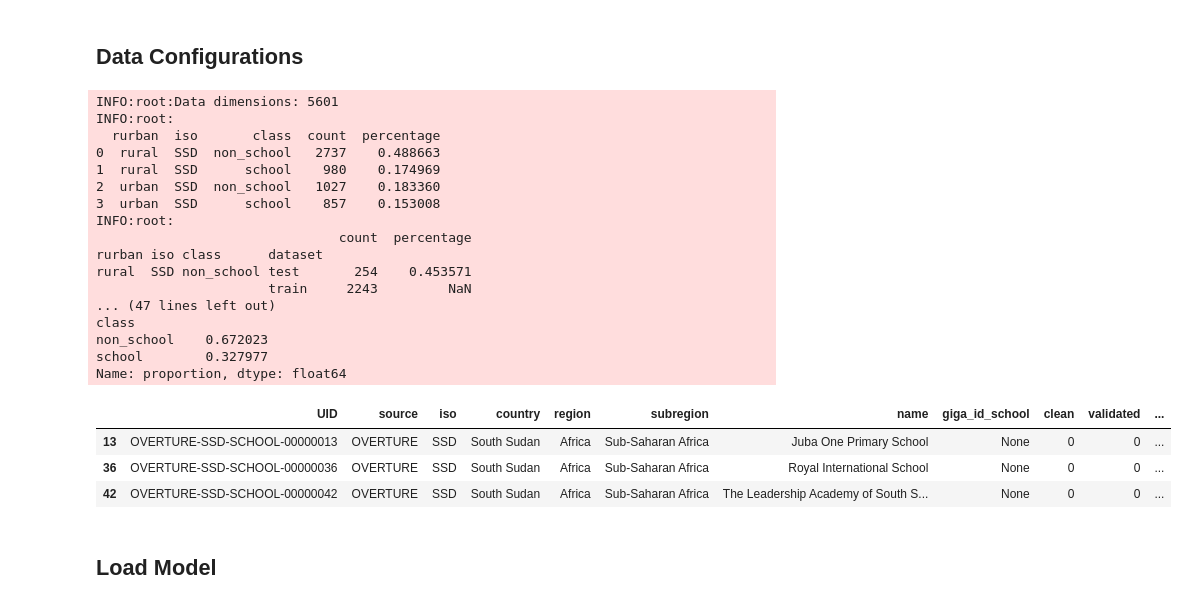
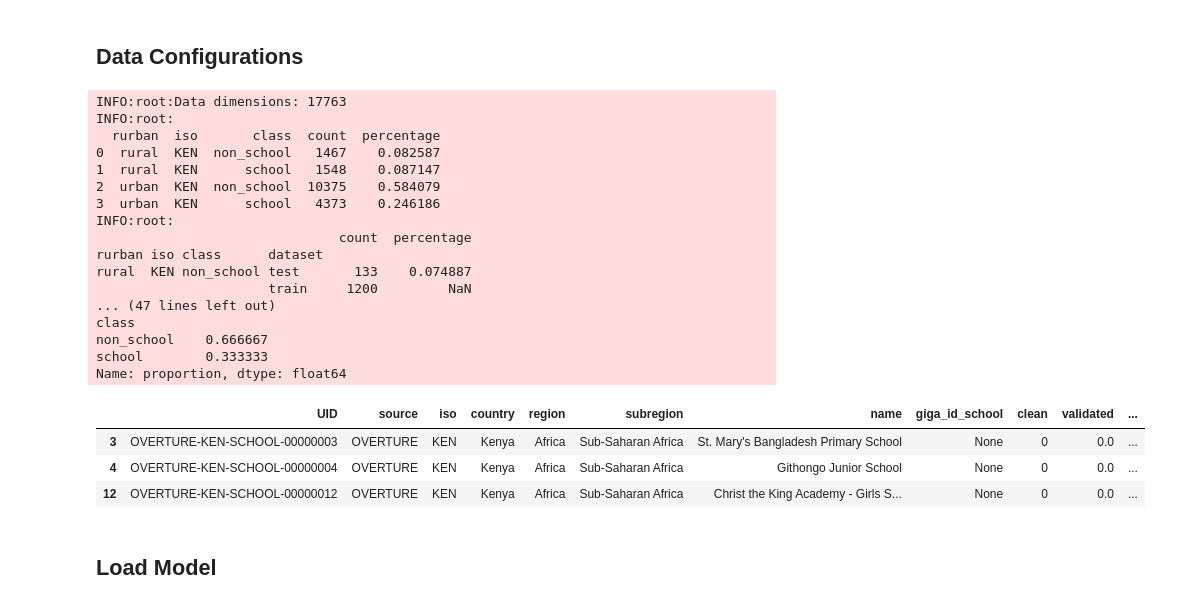
Before and after one commit to unicef/giga-global-school-mapping, a Jupyter notebook: notebooks/04_feature_embeddings.ipynb, the cells around one changed output. Cells and saved outputs as stored; diff of their text form; code cells hidden in the pictures.

```diff
--- a/notebooks/04_feature_embeddings.ipynb
+++ b/notebooks/04_feature_embeddings.ipynb
@@ -28,36 +26,36 @@ Intel(R) Extension for Scikit-learn* enabled (https://github.com/intel/scikit-le
 # %% [markdown]
 ## Data Configurations
 # %%
-iso_code = "SSD"
+iso_code = "KEN"
 cwd = os.path.dirname(os.getcwd())
-config_file = os.path.join(cwd, f"configs/model_configs/dinov2_vits14-LR.yaml")
+config_file = os.path.join(cwd, f"configs/dino_configs/dinov2_vits14-LR.yaml")
 config = config_utils.load_config(config_file)
 config["iso_codes"] = [iso_code]
 
 data = model_utils.load_data(config, attributes=["rurban", "iso"], verbose=True)
 data.head(3)
 # %% [output]
-INFO:root:Data dimensions: 5601
+INFO:root:Data dimensions: 17763
 INFO:root:
   rurban  iso       class  count  percentage
-0  rural  SSD  non_school   2737    0.488663
-1  rural  SSD      school    980    0.174969
-2  urban  SSD  non_school   1027    0.183360
-3  urban  SSD      school    857    0.153008
+0  rural  KEN  non_school   1467    0.082587
+1  rural  KEN      school   1548    0.087147
+2  urban  KEN  non_school  10375    0.584079
+3  urban  KEN      school   4373    0.246186
 INFO:root:
                                count  percentage
 rurban iso class      dataset
-rural  SSD non_school test       254    0.453571
-                      train     2243         NaN
+rural  KEN non_school test       133    0.074887
+                      train     1200         NaN
 ... (47 lines left out)
 class
-non_school    0.672023
-school        0.327977
+non_school    0.666667
+school        0.333333
 Name: proportion, dtype: float64
 |  | UID | source | iso | country | region | subregion | name | giga_id_school | clean | validated | ... |
-| 13 | OVERTURE-SSD-SCHOOL-00000013 | OVERTURE | SSD | South Sudan | Africa | Sub-Saharan Africa | Juba One Primary School | None | 0 | 0 | ... |
-| 36 | OVERTURE-SSD-SCHOOL-00000036 | OVERTURE | SSD | South Sudan | Africa | Sub-Saharan Africa | Royal International School | None | 0 | 0 | ... |
-| 42 | OVERTURE-SSD-SCHOOL-00000042 | OVERTURE | SSD | South Sudan | Africa | Sub-Saharan Africa | The Leadership Academy of South S... | None | 0 | 0 | ... |
+| 3 | OVERTURE-KEN-SCHOOL-00000003 | OVERTURE | KEN | Kenya | Africa | Sub-Saharan Africa | St. Mary's Bangladesh Primary School | None | 0 | 0.0 | ... |
+| 4 | OVERTURE-KEN-SCHOOL-00000004 | OVERTURE | KEN | Kenya | Africa | Sub-Saharan Africa | Githongo Junior School | None | 0 | 0.0 | ... |
+| 12 | OVERTURE-KEN-SCHOOL-00000012 | OVERTURE | KEN | Kenya | Africa | Sub-Saharan Africa | Christ the King Academy - Girls S... | None | 0 | 0.0 | ... |
 # %% [markdown]
 ## Load Model
 # %%
```
Also changed, not shown: parts of 5 cells of this notebook, 9 other files.
